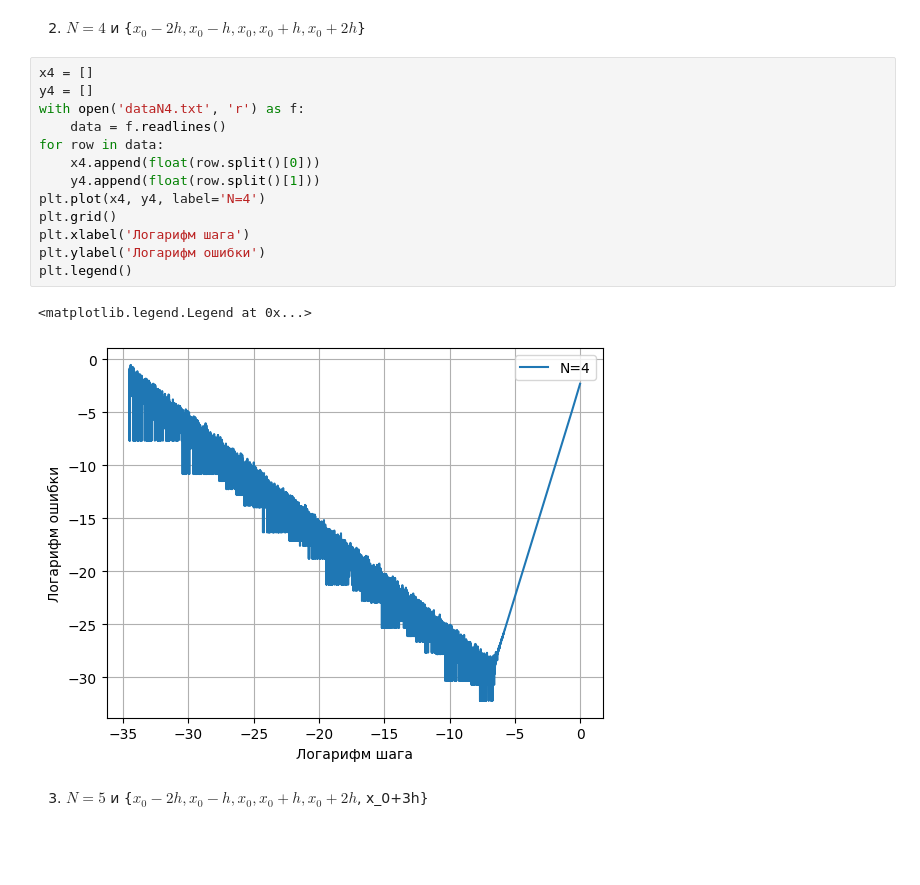
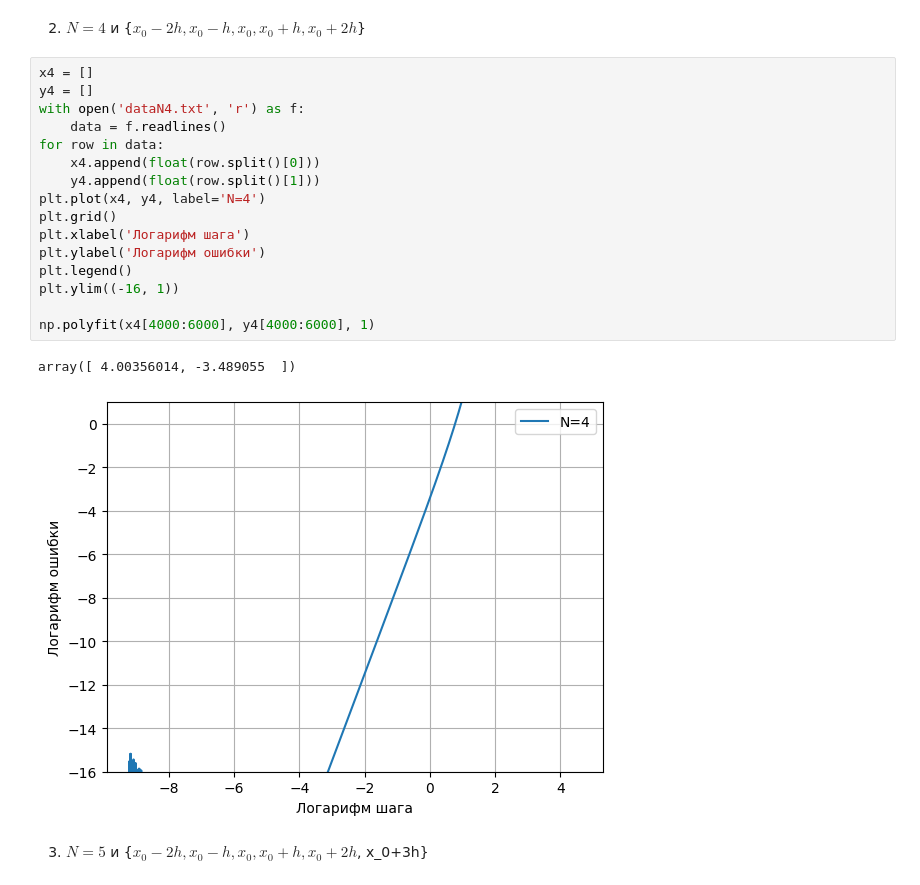
Before and after one commit to Dimundel/CompMathLabs, a Jupyter notebook: source/numerical_differentiation/report.ipynb, the cells around one changed output. Saved outputs shown, nothing was run; the diff lists cells and outputs as text; blank space fills up the shorter version.

```diff
--- a/source/numerical_differentiation/report.ipynb
+++ b/source/numerical_differentiation/report.ipynb
@@ -51,19 +54,22 @@ plt.legend()
 # %%
 x4 = []
 y4 = []
 with open('dataN4.txt', 'r') as f:
     data = f.readlines()
 for row in data:
     x4.append(float(row.split()[0]))
     y4.append(float(row.split()[1]))
 plt.plot(x4, y4, label='N=4')
 plt.grid()
 plt.xlabel('Логарифм шага')
 plt.ylabel('Логарифм ошибки')
 plt.legend()
+plt.ylim((-16, 1))
+
+np.polyfit(x4[4000:6000], y4[4000:6000], 1)
 # %% [output]
-<matplotlib.legend.Legend at 0x...>
+array([ 4.00356014, -3.489055  ])
-[figure, old version]
+[figure, new version]
 # %% [markdown]
 3) $N = 5$ и {$x_0 - 2h, x_0 - h, x_0, x_0 + h, x_0 + 2h$, x_0+3h}
 # %%
```
Also changed, not shown: parts of 7 cells of this notebook, 6 other files.
